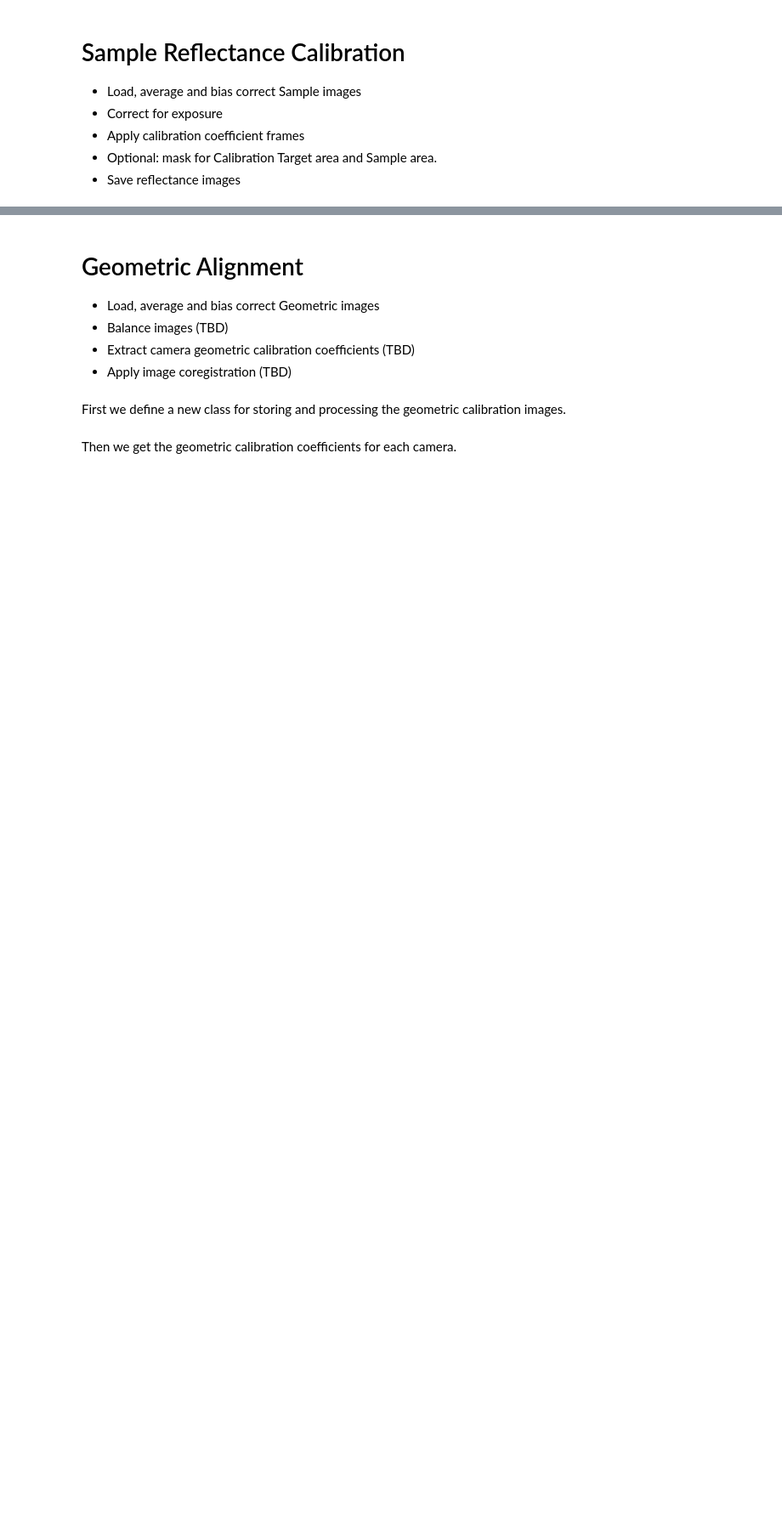
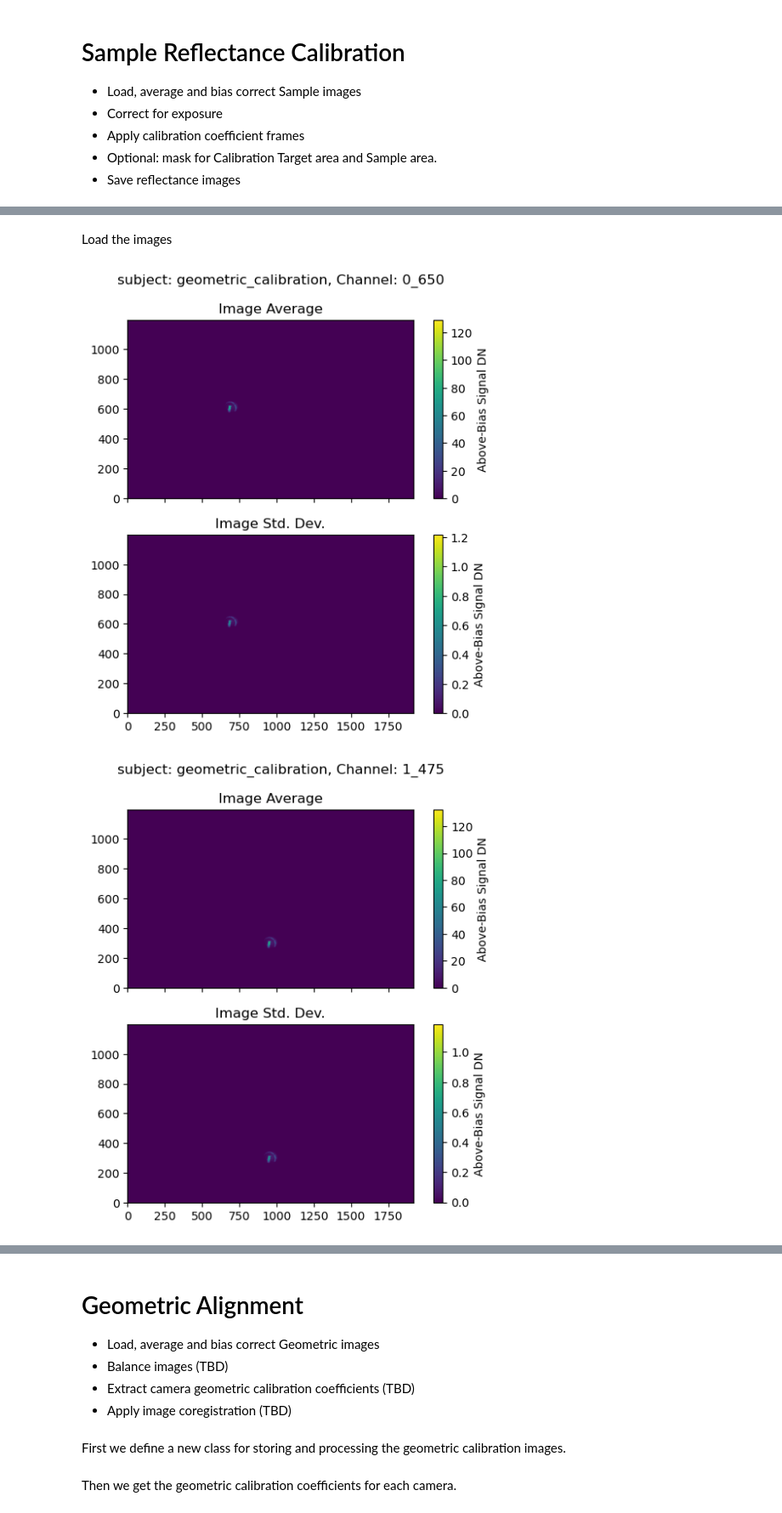
Before and after one commit to rbstabbins/orochi_simulator_control, a Jupyter notebook: notebooks/multichannel_reflectance_stereo_processing.ipynb, the cells around one changed output, grey strips where cells are left out. Shown at 85% size. Cells and saved outputs as stored; diff of their text form; code cells hidden in the pictures; blank space fills up the shorter version.

```diff
--- a/notebooks/multichannel_reflectance_stereo_processing.ipynb
+++ b/notebooks/multichannel_reflectance_stereo_processing.ipynb
@@ -389,0 +153,21 @@ Error image written to ../data/sampletest/3_550/550_error_rfl.tif
+# %% [markdown]
+Load the images
+# %%
+target = 'geometric_calibration'
+channels = sorted(list(Path('..', 'data',target).glob('[!_]*')))
+geocs = {}
+for channel_path in channels:
+    channel = channel_path.name
+    # load the geometric calibration images
+    geoc = osp.LightImage(target, channel)
+    geoc.image_load()
+    # load the geometric calibration dark frames
+    dark_geoc = osp.DarkImage(target, channel)
+    dark_geoc.image_load()
+    # subtract the dark frame
+    geoc.dark_subtract(dark_geoc)
+    geoc.image_display()
+    geocs[channel] = geoc
+# %% [output]
+[figure, added]
+[figure, added]
```
Also changed, not shown: parts of 25 cells of this notebook.
